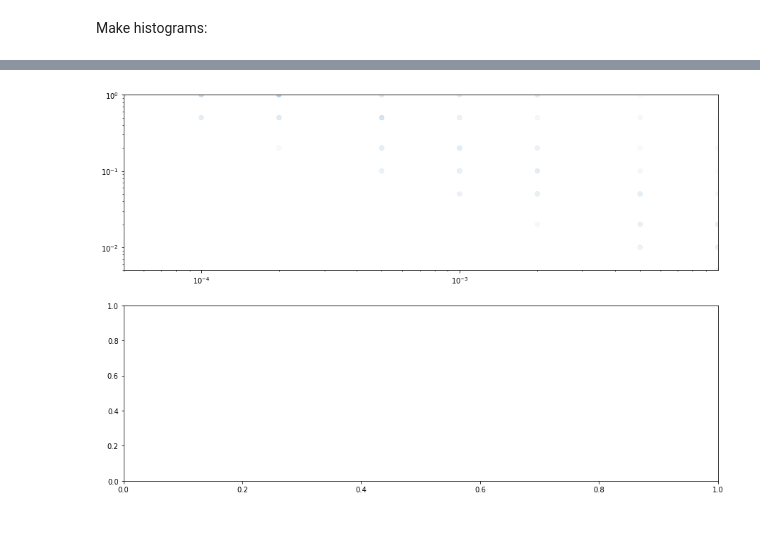
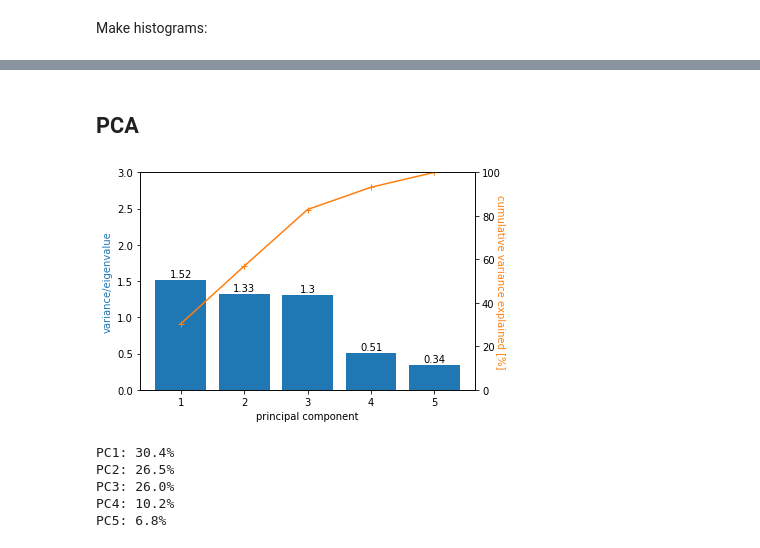
Before and after one commit to Swanson-Hysell-Group/GEOCLIM_Modern, a Jupyter notebook: Code/GEOCLIM_parameter_exploration.ipynb, the cells around one changed output, grey strips where cells are left out. Drawn from its saved outputs; the diff is of its cells as text; code cells hidden in the pictures.

```diff
--- a/Code/GEOCLIM_parameter_exploration.ipynb
+++ b/Code/GEOCLIM_parameter_exploration.ipynb
@@ -628,12 +670,59 @@ Work in progress:
-# %%
-fig, ax = plt.subplots(2, 1, figsize=(15,10) )
-
-ax = ax.flatten()
-
-ax[0].scatter( best_filt_params['Kwest'] , best_filt_params['kw'] , alpha=.1, c=best_filt_r2s, vmin=0.45, vmax=0.53, cmap='Blues')
-ax[0].set_xlim(np.min(best_filt_params['Kwest']), np.max(best_filt_params['Kwest']))
-ax[0].set_ylim(np.min(best_filt_params['kw']), np.max(best_filt_params['kw']))
-ax[0].set_xscale('log')
-ax[0].set_yscale('log')
-# %% [output]
-[figure, removed]
+# %% [markdown]
+## PCA
+# %%
+# get a dataframe with just the changing parameters
+stat_cols = ['Kwest','kw','sigma','CaMg_1','CaMg_6']
+stat_df = best_filt_params[stat_cols].copy()
+
+# standardize
+scaler = StandardScaler()
+stat_df = scaler.fit_transform(stat_df)
+stat_df = pd.DataFrame(data=stat_df, columns=stat_cols)
+
+# PCA
+pca = PCA()
+PCA_Y = pca.fit_transform(stat_df)
+# %%
+fig, ax = plt.subplots()
+
+rects = ax.bar(np.arange(len(pca.explained_variance_))+1, pca.explained_variance_, color='C0')
+ax.set_ylabel('variance/eigenvalue', color='C0')
+ax.set_xlabel('principal component')
+ax.set_ylim(0,3)
+
+twinax = ax.twinx()
+twinax.plot(np.arange(len(pca.explained_variance_ratio_))+1,
+            np.cumsum(pca.explained_variance_ratio_)*100, '-+', color='C1')
+twinax.set_ylim(0,100)
+twinax.set_ylabel('cumulative variance explained [%]', rotation=270, color='C1')
+
+def autolabel(rects):
+    """
+    Attach a text label above each bar displaying its height
+    """
+    for rect in rects:
+        height = rect.get_height()
+        if height>=0:
+            ax.text(rect.get_x() + rect.get_width()/2, height+0.08,
+                    np.round(height,2),
+                    ha='center', va='center')
+        else:
+            ax.text(rect.get_x() + rect.get_width()/2, height-0.08,
+                    np.round(height,2),
+                    ha='center', va='center')
+
+autolabel(rects)
+
+plt.show(fig)
+# %% [output]
+[figure, added]
+# %%
+N = len(stat_cols)
+for i in range(N):
+    print('PC' + str(i+1) + ': ' + str(np.round(pca.explained_variance_ratio_[i]*100,1)) + '%')
+# %% [output]
+PC1: 30.4%
+PC2: 26.5%
+PC3: 26.0%
+PC4: 10.2%
+PC5: 6.8%
```
Also changed, not shown: parts of 41 cells of this notebook, 4 other files.
